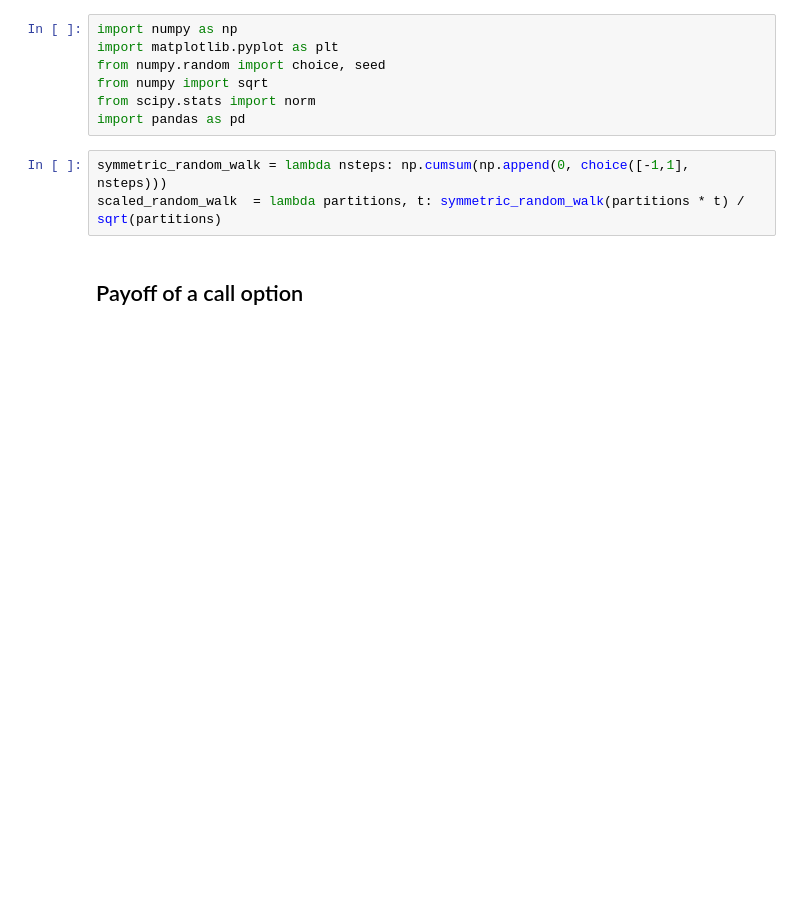
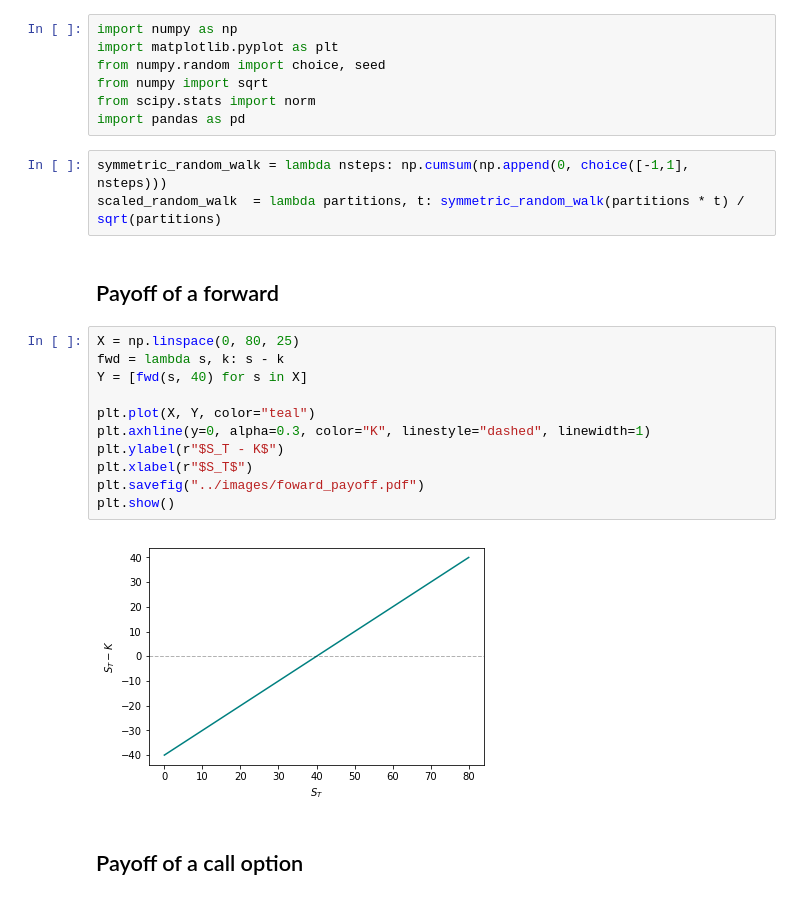
Before and after one commit to gerdm/TGMAFFIRO, a Jupyter notebook: notebooks/graphics.ipynb, the cells around one changed output. Cells and saved outputs as stored; diff of their text form; blank space fills up the shorter version.

Commit message:
Edit slides, graphics notebook

```diff
--- a/notebooks/graphics.ipynb
+++ b/notebooks/graphics.ipynb
@@ -8,6 +8,21 @@ import pandas as pd
 # %%
 symmetric_random_walk = lambda nsteps: np.cumsum(np.append(0, choice([-1,1], nsteps)))
 scaled_random_walk  = lambda partitions, t: symmetric_random_walk(partitions * t) / sqrt(partitions)
+# %% [markdown]
+## Payoff of a forward
+# %%
+X = np.linspace(0, 80, 25)
+fwd = lambda s, k: s - k
+Y = [fwd(s, 40) for s in X]
+
+plt.plot(X, Y, color="teal")
+plt.axhline(y=0, alpha=0.3, color="K", linestyle="dashed", linewidth=1)
+plt.ylabel(r"$S_T - K$")
+plt.xlabel(r"$S_T$")
+plt.savefig("../images/foward_payoff.pdf")
+plt.show()
+# %% [output]
+[figure, added]
 # %% [markdown]
 ## Payoff of a call option
 # %%
```
Also changed, not shown: parts of 2 cells of this notebook, 1 other file.
